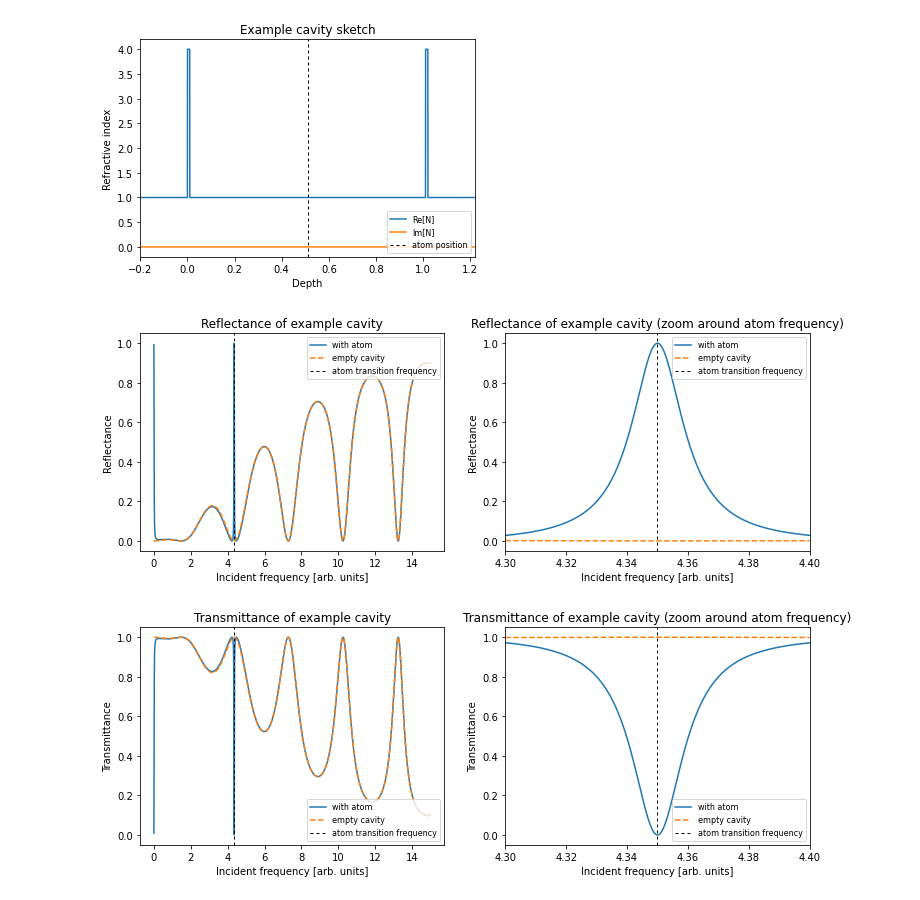
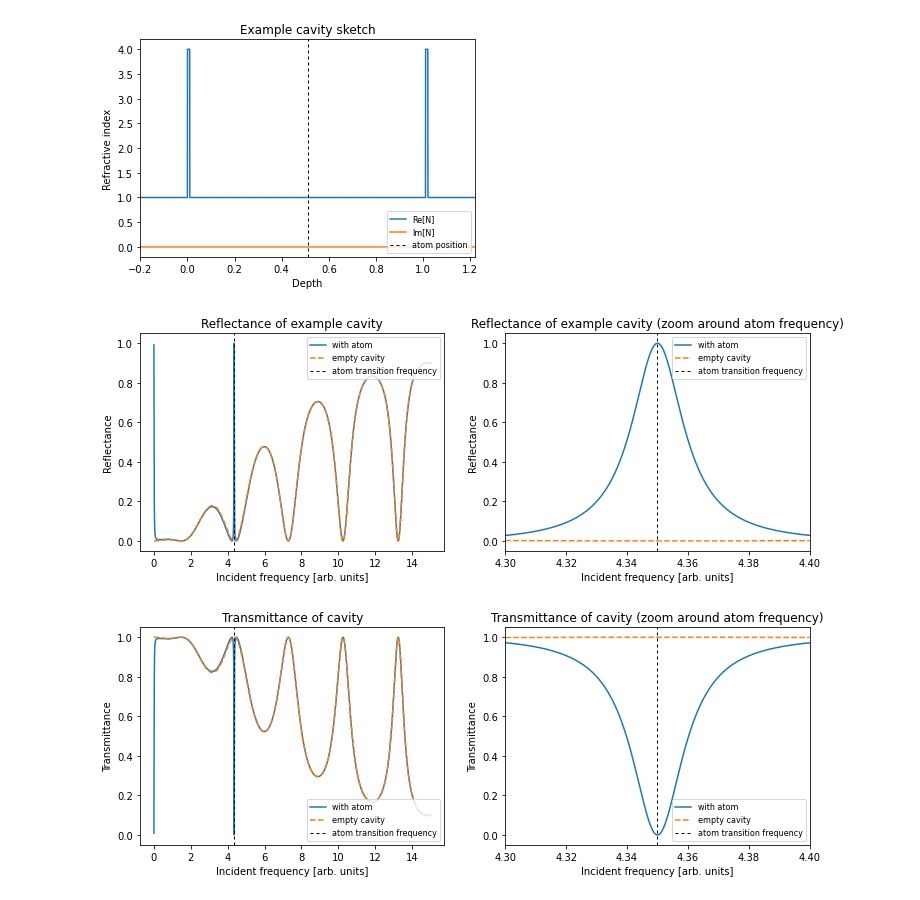
Before and after one commit to dlentrodt/pyrot, a Jupyter notebook: demo/test1.ipynb, the cells around one changed output. Saved outputs shown, nothing was run; the diff lists cells and outputs as text; code cells hidden in the pictures.

```diff
--- a/demo/test1.ipynb
+++ b/demo/test1.ipynb
@@ -116,33 +116,33 @@ plt.plot(k, R_atom, label='with atom')
 plt.plot(k, R_empty, '--', label='empty cavity')
 plt.axvline(atom_om, color='k', dashes=[3,3], lw=1.0, label='atom transition frequency')
 
 zoom_dif = 0.05
 plt.xlim([atom_om-zoom_dif, atom_om+zoom_dif])
 plt.legend(loc=1, fontsize=8)
 
 plt.show()
 
 ### transmission ###
 plt.figure(figsize=(6*2,4))
 
 plt.subplot(121, xlabel='Incident frequency [arb. units]', ylabel='Transmittance',
-            title='Transmittance of example cavity')
+            title='Transmittance of cavity')
 plt.plot(k, T_atom, label='with atom')
 plt.plot(k, T_empty, '--', label='empty cavity')
 plt.axvline(atom_om, color='k', dashes=[3,3], lw=1.0, label='atom transition frequency')
 plt.legend(loc=4, fontsize=8)
 
 plt.subplot(122, xlabel='Incident frequency [arb. units]', ylabel='Transmittance',
-            title='Transmittance of example cavity (zoom around atom frequency)')
+            title='Transmittance of cavity (zoom around atom frequency)')
 plt.plot(k, T_atom, label='with atom')
 plt.plot(k, T_empty, '--', label='empty cavity')
 plt.axvline(atom_om, color='k', dashes=[3,3], lw=1.0, label='atom transition frequency')
 
 zoom_dif = 0.05
 plt.xlim([atom_om-zoom_dif, atom_om+zoom_dif])
 plt.legend(loc=4, fontsize=8)
 
 plt.show()
 # %% [output]
 [figure]
-[figure, old version]
+[figure, new version]
```
Also changed, not shown: parts of 2 cells of this notebook, 7 other files.
